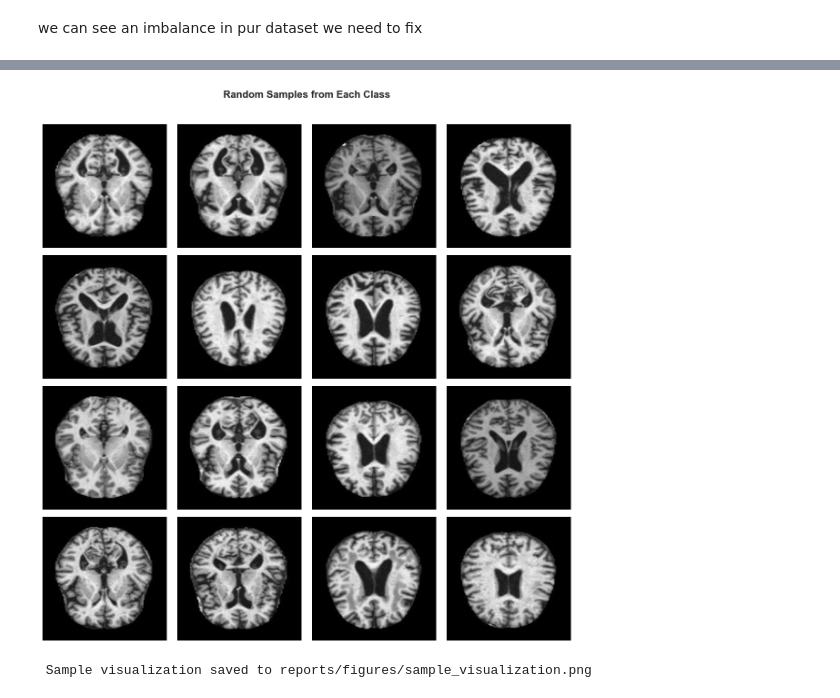
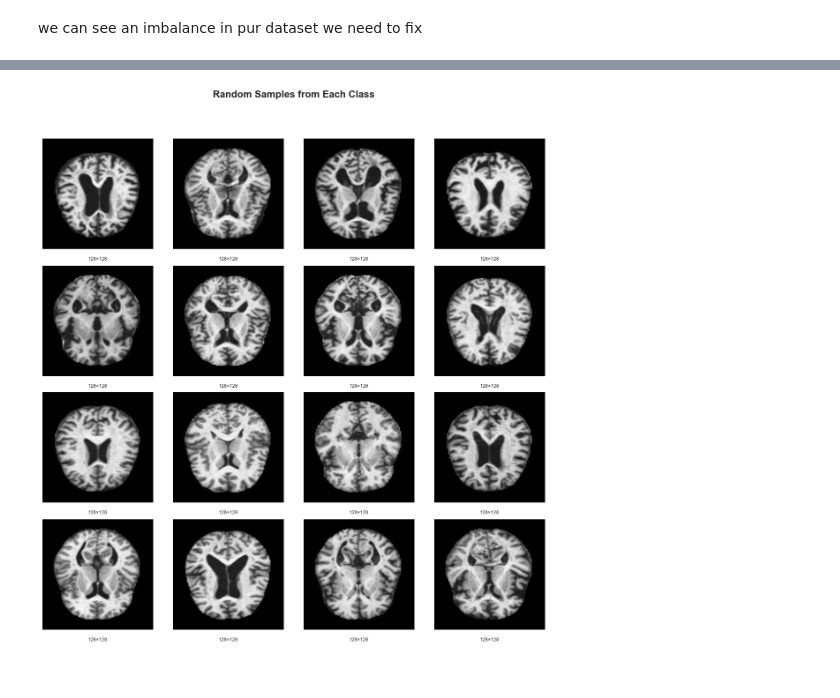
Before and after one commit to wekt2k04/NeuroSight_AI, a Jupyter notebook: notebooks/notebook/01_data_audit.ipynb, the cells around one changed output, grey strips where cells are left out. Cells and saved outputs as stored; diff of their text form; code cells hidden in the pictures.

```diff
--- a/notebooks/notebook/01_data_audit.ipynb
+++ b/notebooks/notebook/01_data_audit.ipynb
@@ -220,8 +347,0 @@ plt.show()
-# %%
-# Summary statistics
-print("Image Dimension Summary:")
-for class_name, dims in dimensions.items():
-    if dims['heights']:
-        print(f"\n{class_name}:")
-        print(f"  Height: min={min(dims['heights'])}px, max={max(dims['heights'])}px, mean={np.mean(dims['heights']):.1f}px")
-        print(f"  Width: min={min(dims['widths'])}px, max={max(dims['widths'])}px, mean={np.mean(dims['widths']):.1f}px")
@@ -422,7 +601,11 @@ plt.show()
 # %%
 # Display random samples from each class
-def display_random_samples(dataset_path, class_names, samples_per_class=4):
-    """Display random images from each class"""
+def display_random_samples(dataset_path, class_names, samples_per_class=4, seed=42):
+    """
+    Display random samples from each class with enhanced visualization.
+    """
+    np.random.seed(seed)
+
     fig, axes = plt.subplots(len(class_names), samples_per_class,
                              figsize=(samples_per_class*3, len(class_names)*3))
 
@@ -430,50 +613,55 @@ def display_random_samples(dataset_path, class_names, samples_per_class=4):
         axes = axes.reshape(1, -1)
 
     for row, class_name in enumerate(class_names):
-        class_path = os.path.join(dataset_path, class_name)
-        if not os.path.exists(class_path):
-            # Placeholder for missing class
+        class_path = dataset_path / class_name
+        if not class_path.exists():
             for col in range(samples_per_class):
                 axes[row, col].axis('off')
                 if col == 0:
                     axes[row, col].set_ylabel(class_name, fontsize=12, fontweight='bold')
             continue
 
         images = [f for f in os.listdir(class_path)
                  if f.lower().endswith(('.png', '.jpg', '.jpeg'))]
 
-        if len(images) == 0:
+        if not images:
             for col in range(samples_per_class):
                 axes[row, col].axis('off')
                 if col == 0:
                     axes[row, col].set_ylabel(class_name, fontsize=12, fontweight='bold')
             continue
 
         # Randomly select samples
         selected = np.random.choice(images, min(samples_per_class, len(images)), replace=False)
 
         for col, img_file in enumerate(selected):
-            img_path = os.path.join(class_path, img_file)
-            img = cv2.imread(img_path)
-            img = cv2.cvtColor(img, cv2.COLOR_BGR2RGB)  # Convert BGR to RGB for display
+            img_path = class_path / img_file
+            img = cv2.imread(str(img_path))
+            img = cv2.cvtColor(img, cv2.COLOR_BGR2RGB)
 
             axes[row, col].imshow(img)
             axes[row, col].axis('off')
+
+            # Add size info
+            h, w = img.shape[:2]
+            axes[row, col].text(0.5, -0.1, f'{w}×{h}',
+                               transform=axes[row, col].transAxes,
+                               fontsize=8, ha='center')
+
             if col == 0:
-                axes[row, col].set_ylabel(class_name, fontsize=12, fontweight='bold')
+                axes[row, col].set_ylabel(f'{class_name}\n({len(images)} images)',
+                                         fontsize=10, fontweight='bold')
 
-        # Fill empty slots if needed
+        # Fill empty slots
         for col in range(len(selected), samples_per_class):
             axes[row, col].axis('off')
 
-    plt.suptitle('Random Samples from Each Class', fontsize=16, fontweight='bold', y=1.02)
+    plt.suptitle('Random Samples from Each Class', fontsize=16, fontweight='bold', y=1.05)
     plt.tight_layout()
     plt.savefig('reports/figures/sample_visualization.png', dpi=300, bbox_inches='tight')
     plt.show()
 
 display_random_samples(data_dir, class_names, samples_per_class=4)
-print(" Sample visualization saved to reports/figures/sample_visualization.png")
 # %% [output]
-[figure, old version]
+[figure, new version]
- Sample visualization saved to reports/figures/sample_visualization.png
 # %%
```
Also changed, not shown: parts of 15 cells of this notebook, 18 other files.
